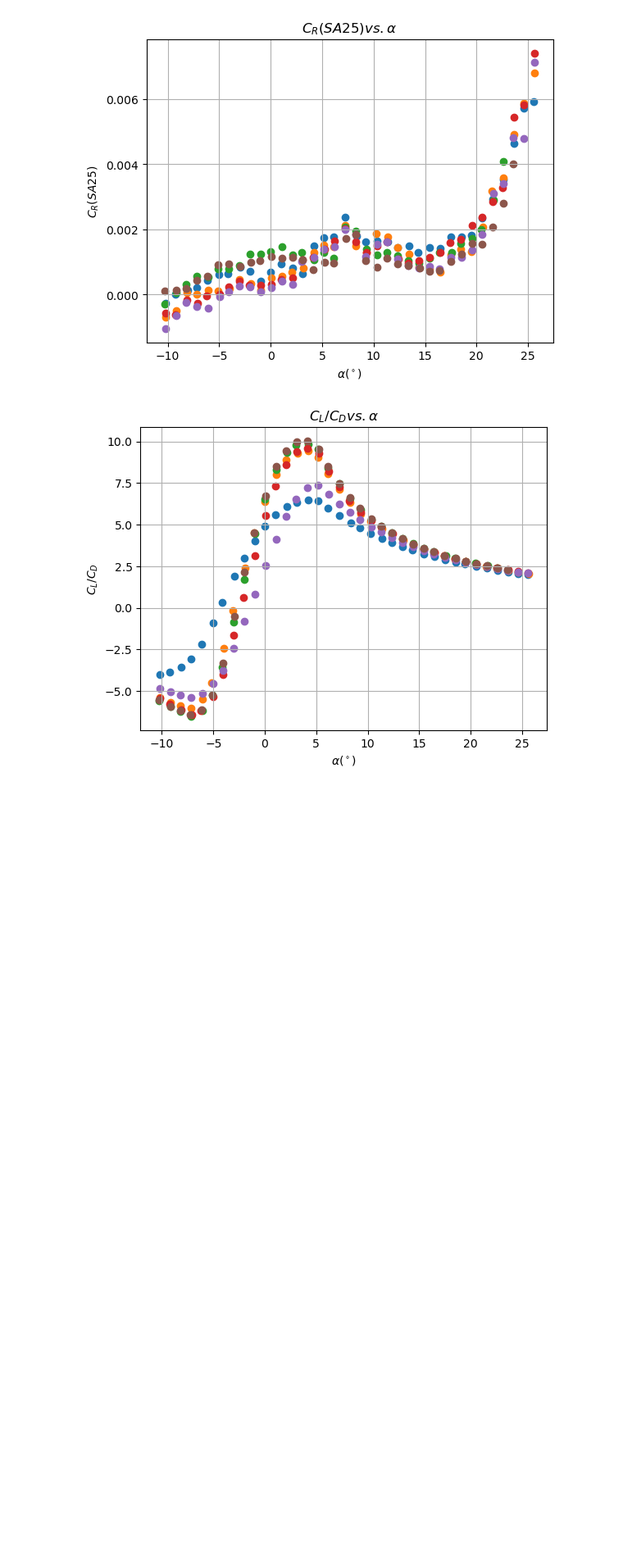
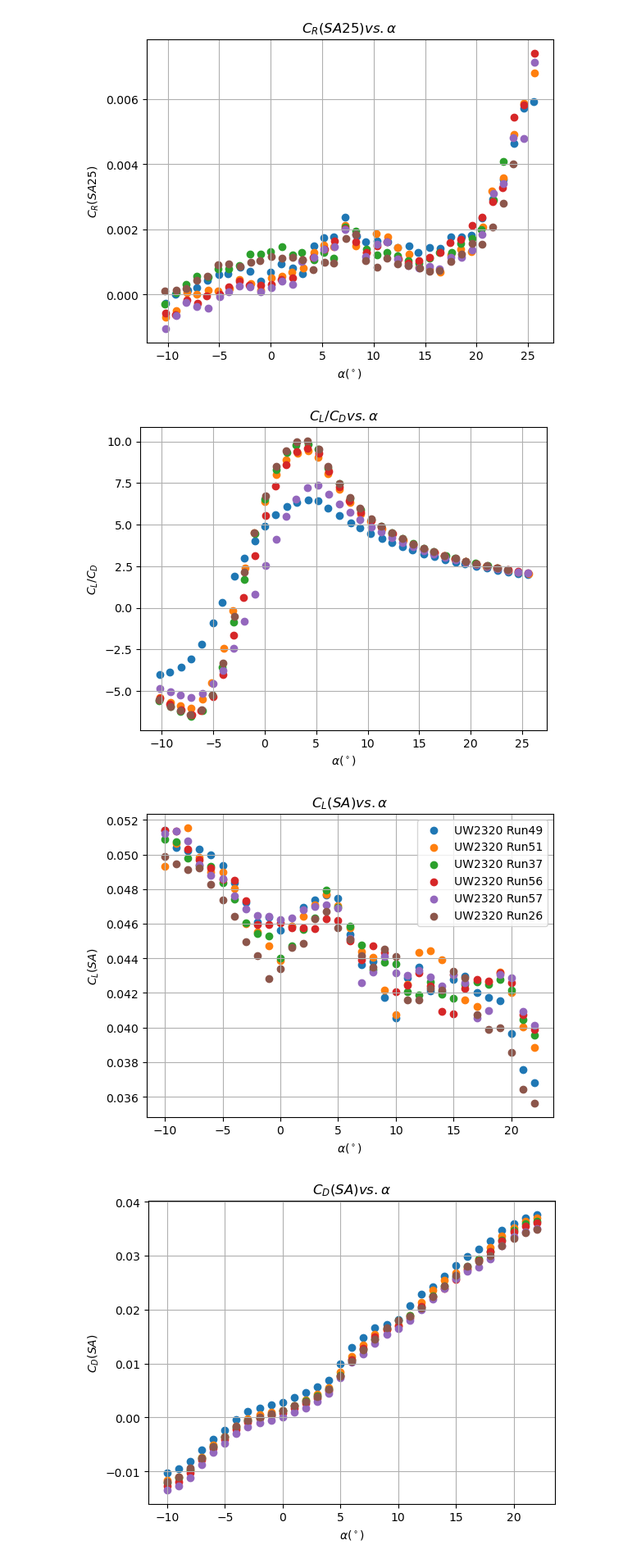
Before and after one commit to eddiekyting/SCALOS, a Jupyter notebook: project/sandbox/Extract_data.ipynb, the cells around one changed output. Shown at 82% size. Saved outputs shown, nothing was run; the diff lists cells and outputs as text; code cells hidden in the pictures; blank space fills up the shorter version.

Commit message:
plot with altair

```diff
--- a/project/sandbox/Extract_data.ipynb
+++ b/project/sandbox/Extract_data.ipynb
@@ -308,4 +274,7 @@ DataPlot.plt_data(plot_vars, df_log_sub, df_data_sub, test, runnum)
 [figure]
 # %%
 df_data_sub_interp, df_data_sub_derivative = DataProcess.data_interp_derivative(df_log_sub, df_data_sub, test, runnum)
-# DataPlot.plt_data(plot_vars, df_log_sub, df_data_sub_derivative, test, runnum)
+DataPlot.plt_data(plot_vars, df_log_sub, df_data_sub_derivative, test, runnum)
+# %% [output]
+[figure, added]
+[figure, added]
```
Also changed, not shown: parts of 10 cells of this notebook.
